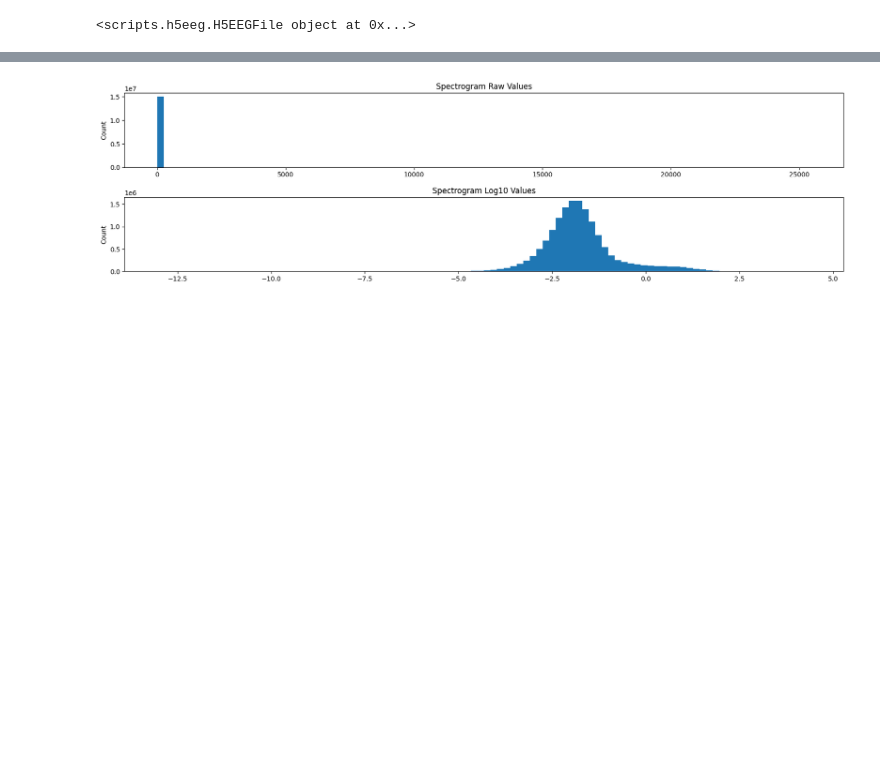
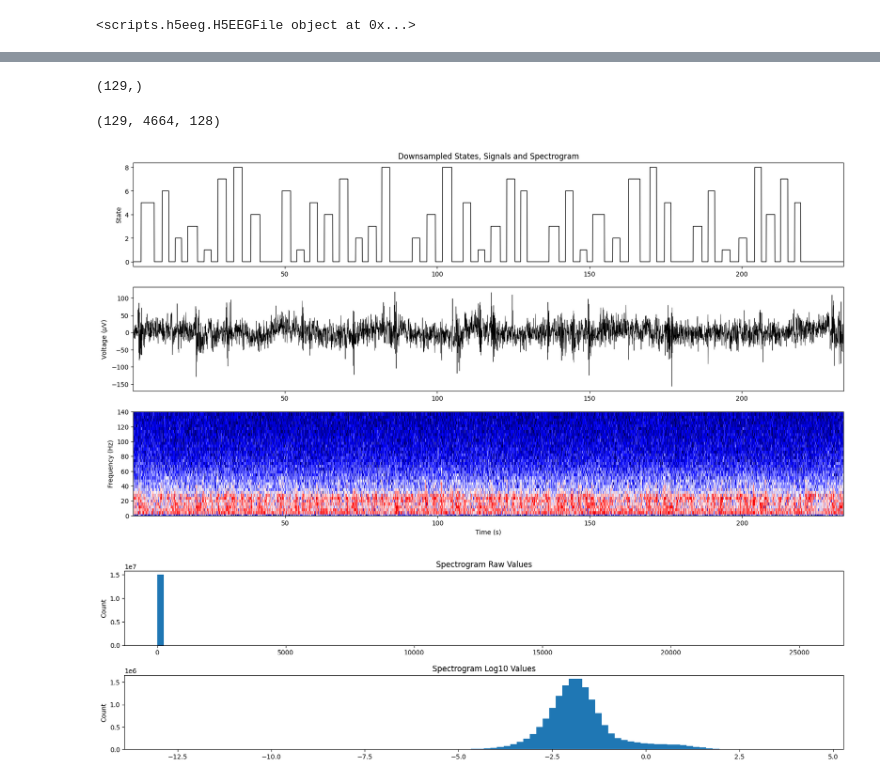
Before and after one commit to cronelab/decoding-pipeline, a Jupyter notebook: notebooks/Data Ingestion Notebook.ipynb, the cells around one changed output, grey strips where cells are left out. Cells and saved outputs as stored; diff of their text form; code cells hidden in the pictures; blank space fills up the shorter version.

Commit message:
Completed main pipeline until z-scoring spectrograms and started work on calibration pipeline

```diff
--- a/notebooks/Data Ingestion Notebook.ipynb
+++ b/notebooks/Data Ingestion Notebook.ipynb
@@ -85,9 +170,14 @@ list(load_dict.values())[0]()
 # %%
-load_dict = catalog.load("center_out_extracted_pkl")
+load_dict = catalog.load("center_out_downsampled_pkl")
 
-data = list(load_dict.values())[0]()
+data = list(load_dict.values())[1]()
+
+data_key = list(load_dict.keys())[1]
 
 # data = load_dict['ccCenterOut_11112022_S08']()
 
-data
+stimuli = data['stimuli']
+signals = data['signals']
+t_seconds = data['t_seconds']
+t_samples = data['t_samples']
 # %% [output]
@@ -112,0 +198,6 @@ data
+# %%
+load_dict = catalog.load("center_out_spectrogram_pkl")
+
+data = load_dict[data_key]()
+
+data['t']
@@ -113,3 +209,45 @@ data
+# %%
+data['f'].shape
+# %% [output]
+(129,)
+# %%
+data['sxx'].shape
+# %% [output]
+(129, 4664, 128)
+# %%
+import matplotlib.pyplot as plt
+import matplotlib as mpl
+
+import numpy as np
+
+fig, (ax, ax1, ax2) = plt.subplots(3, figsize=(20,10))
+
+ax.plot(t_seconds, stimuli[:, 0], color='k', linewidth=1)
+ax.margins(x=0)
+ax.set_ylabel('State')
+
+ax1.plot(t_seconds, signals[:, 0], color='k', linewidth=0.5)
+ax1.margins(x=0)
+ax1.set_ylabel(r'Voltage ($\mu$V)')
+
+ax2.pcolormesh(
+    data['t'],
+    data['f'],
+    np.log10(data['sxx'][:,:,3]),
+    # norm=mpl.colors.PowerNorm(gamma=1.0 / 0.3),
+    cmap="seismic",
+    vmin=-3,
+    vmax=3
+#     cmap="YlGnBu"
+)
+
+ax2.set_ylabel('Frequency (Hz)')
+ax2.set_ylim([0, 140])
+ax2.set_xlabel('Time (s)')
+
+ax.set_title('Downsampled States, Signals and Spectrogram')
+# %% [output]
+[figure, added]
 # %%
 window_length = context.params['spectrogram_params']['window_length']
 shift = context.params['spectrogram_params']['shift']
```
Also changed, not shown: parts of 15 cells of this notebook, 10 other files.
